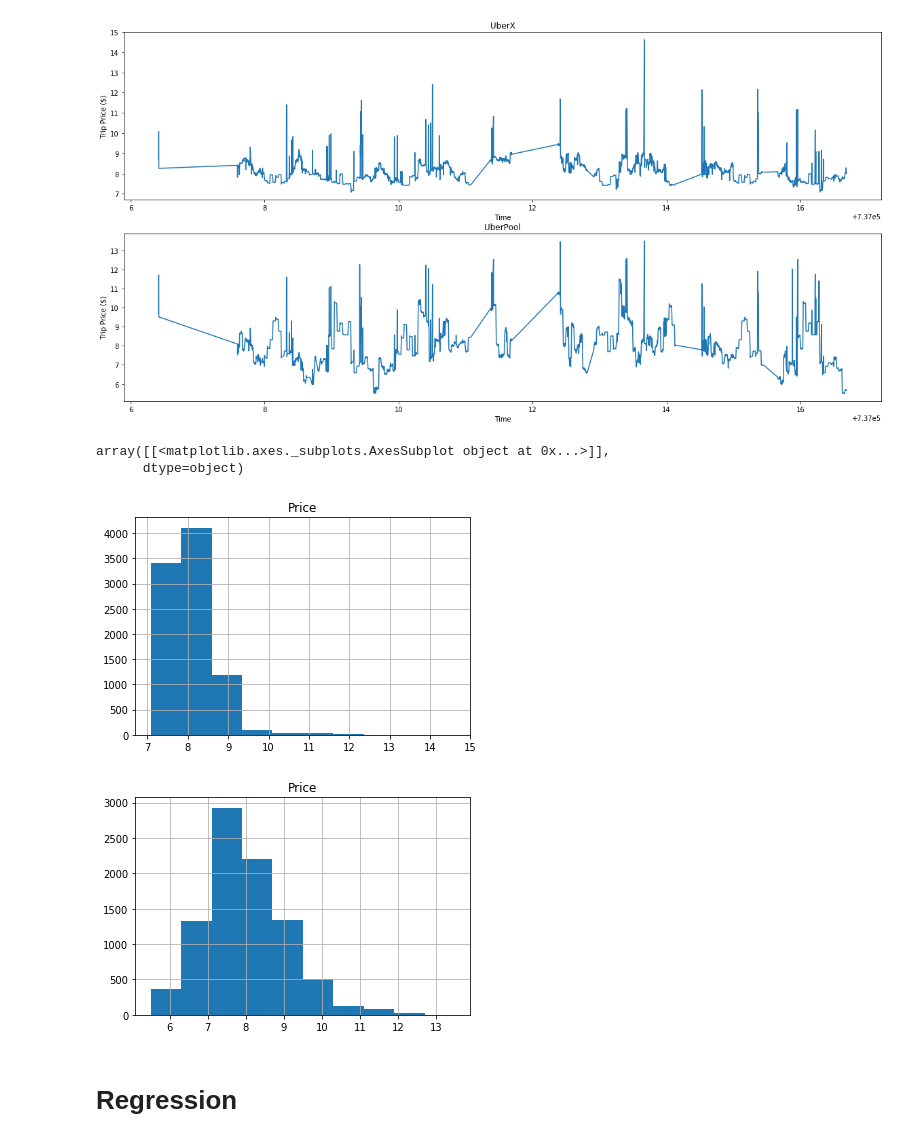
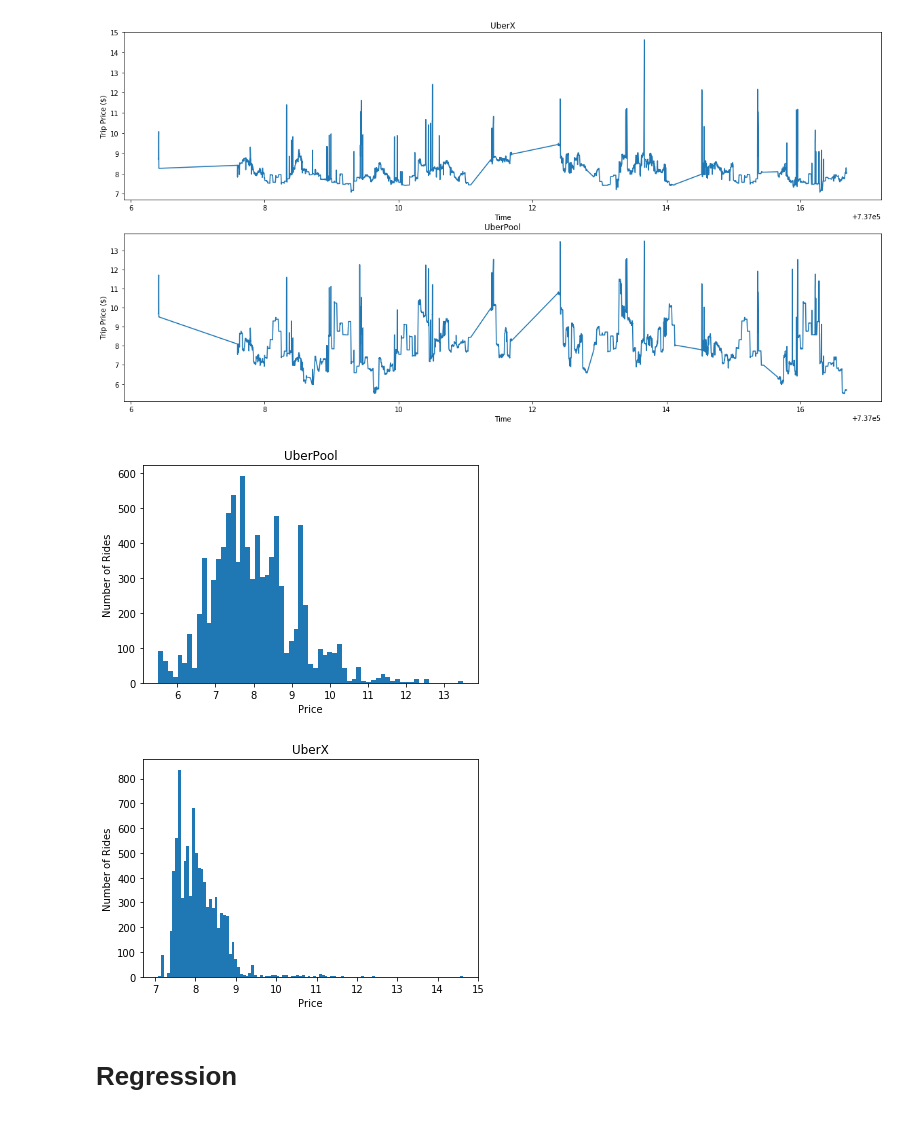
Before and after one commit to ZiningW/CE262Project, a Jupyter notebook: TestFile.ipynb, the cells around one changed output. Saved outputs shown, nothing was run; the diff lists cells and outputs as text; code cells hidden in the pictures.

```diff
--- a/TestFile.ipynb
+++ b/TestFile.ipynb
@@ -145,15 +145,24 @@ ax2.set_ylabel('Trip Price ($)')
 Text(0,0.5,'Trip Price ($)')
 <Figure size 432x288 with 0 Axes>
 [figure]
-# %%
-# Histograms for Pricing
-Data_X.hist('Price')
-Data_Pool.hist('Price')
-# %% [output]
-array([[<matplotlib.axes._subplots.AxesSubplot object at 0x...>]],
-      dtype=object)
-[figure, removed]
-[figure, removed]
+# %%
+# Histograms for Pricing - UberPool
+plt.hist(Data_Pool['Price'], bins='auto')
+plt.title("UberPool")
+plt.xlabel("Price")
+plt.ylabel("Number of Rides")
+plt.show()
+# %% [output]
+[figure, added]
+# %%
+# Histograms for Pricing - UberX
+plt.hist(Data_X['Price'], bins='auto')
+plt.title("UberX")
+plt.xlabel("Price")
+plt.ylabel("Number of Rides")
+plt.show()
+# %% [output]
+[figure, added]
 # %% [markdown]
 # Regression
 # %%
```
Also changed, not shown: parts of 4 cells of this notebook.
